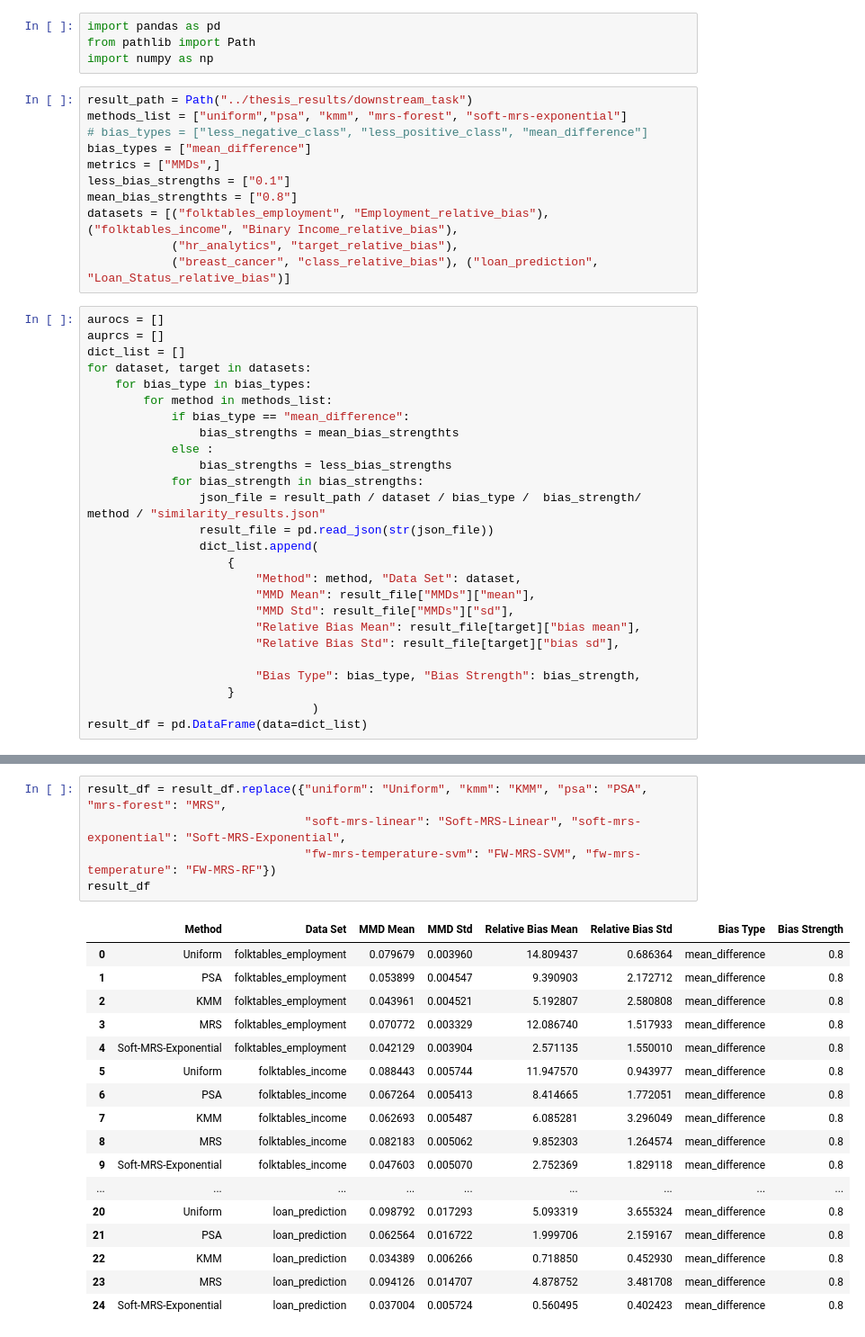
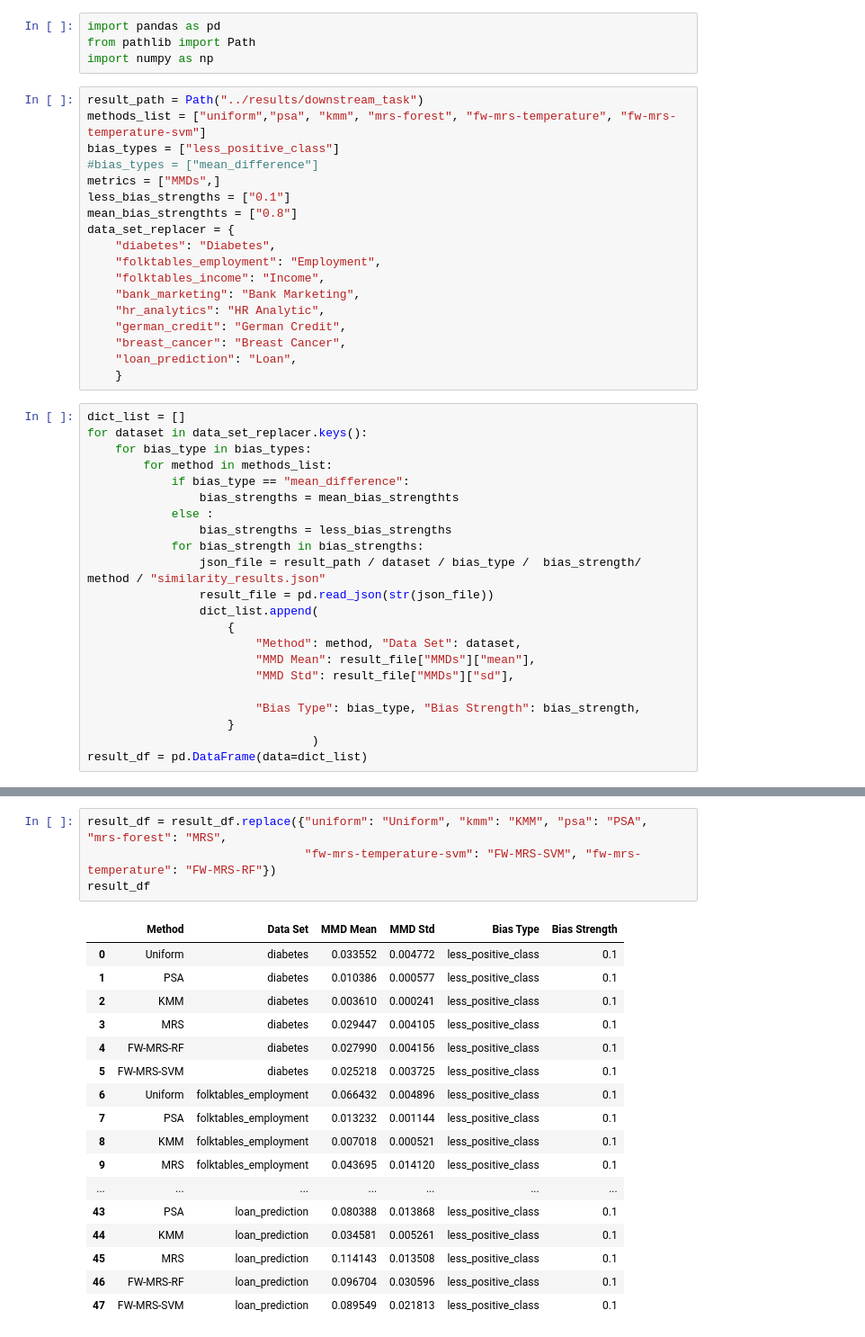
Before and after one commit to kramerlab/FeatureWeightDebiasing, a Jupyter notebook: notebooks/create_similarity_tables.ipynb, the cells around one changed output, grey strips where cells are left out. Shown at 90% size. Drawn from its saved outputs; the diff is of its cells as text.

```diff
--- a/notebooks/create_similarity_tables.ipynb
+++ b/notebooks/create_similarity_tables.ipynb
@@ -3,21 +3,26 @@ import pandas as pd
 from pathlib import Path
 import numpy as np
 # %%
-result_path = Path("../thesis_results/downstream_task")
-methods_list = ["uniform","psa", "kmm", "mrs-forest", "soft-mrs-exponential"]
-# bias_types = ["less_negative_class", "less_positive_class", "mean_difference"]
-bias_types = ["mean_difference"]
+result_path = Path("../results/downstream_task")
+methods_list = ["uniform","psa", "kmm", "mrs-forest", "fw-mrs-temperature", "fw-mrs-temperature-svm"]
+bias_types = ["less_positive_class"]
+#bias_types = ["mean_difference"]
 metrics = ["MMDs",]
 less_bias_strengths = ["0.1"]
 mean_bias_strengthts = ["0.8"]
-datasets = [("folktables_employment", "Employment_relative_bias"), ("folktables_income", "Binary Income_relative_bias"),
-            ("hr_analytics", "target_relative_bias"),
-            ("breast_cancer", "class_relative_bias"), ("loan_prediction", "Loan_Status_relative_bias")]
+data_set_replacer = {
+    "diabetes": "Diabetes",
+    "folktables_employment": "Employment",
+    "folktables_income": "Income",
+    "bank_marketing": "Bank Marketing",
+    "hr_analytics": "HR Analytic",
+    "german_credit": "German Credit",
+    "breast_cancer": "Breast Cancer",
+    "loan_prediction": "Loan",
+    }
 # %%
-aurocs = []
-auprcs = []
 dict_list = []
-for dataset, target in datasets:
+for dataset in data_set_replacer.keys():
     for bias_type in bias_types:
         for method in methods_list:
             if bias_type == "mean_difference":
@@ -32,8 +37,6 @@ for dataset, target in datasets:
                         "Method": method, "Data Set": dataset,
                         "MMD Mean": result_file["MMDs"]["mean"],
                         "MMD Std": result_file["MMDs"]["sd"],
-                        "Relative Bias Mean": result_file[target]["bias mean"],
-                        "Relative Bias Std": result_file[target]["bias sd"],
 
                         "Bias Type": bias_type, "Bias Strength": bias_strength,
                     }
@@ -42,23 +89,22 @@ result_df = pd.DataFrame(data=dict_list)
 # %%
 result_df = result_df.replace({"uniform": "Uniform", "kmm": "KMM", "psa": "PSA", "mrs-forest": "MRS",
-                               "soft-mrs-linear": "Soft-MRS-Linear", "soft-mrs-exponential": "Soft-MRS-Exponential",
                                "fw-mrs-temperature-svm": "FW-MRS-SVM", "fw-mrs-temperature": "FW-MRS-RF"})
 result_df
 # %% [output]
-|  | Method | Data Set | MMD Mean | MMD Std | Relative Bias Mean | Relative Bias Std | Bias Type | Bias Strength |
-| 0 | Uniform | folktables_employment | 0.079679 | 0.003960 | 14.809437 | 0.686364 | mean_difference | 0.8 |
-| 1 | PSA | folktables_employment | 0.053899 | 0.004547 | 9.390903 | 2.172712 | mean_difference | 0.8 |
-| 2 | KMM | folktables_employment | 0.043961 | 0.004521 | 5.192807 | 2.580808 | mean_difference | 0.8 |
-| 3 | MRS | folktables_employment | 0.070772 | 0.003329 | 12.086740 | 1.517933 | mean_difference | 0.8 |
-| 4 | Soft-MRS-Exponential | folktables_employment | 0.042129 | 0.003904 | 2.571135 | 1.550010 | mean_difference | 0.8 |
-| 5 | Uniform | folktables_income | 0.088443 | 0.005744 | 11.947570 | 0.943977 | mean_difference | 0.8 |
-| 6 | PSA | folktables_income | 0.067264 | 0.005413 | 8.414665 | 1.772051 | mean_difference | 0.8 |
-| 7 | KMM | folktables_income | 0.062693 | 0.005487 | 6.085281 | 3.296049 | mean_difference | 0.8 |
-| 8 | MRS | folktables_income | 0.082183 | 0.005062 | 9.852303 | 1.264574 | mean_difference | 0.8 |
-| 9 | Soft-MRS-Exponential | folktables_income | 0.047603 | 0.005070 | 2.752369 | 1.829118 | mean_difference | 0.8 |
-| ... | ... | ... | ... | ... | ... | ... | ... | ... |
-| 20 | Uniform | loan_prediction | 0.098792 | 0.017293 | 5.093319 | 3.655324 | mean_difference | 0.8 |
-| 21 | PSA | loan_prediction | 0.062564 | 0.016722 | 1.999706 | 2.159167 | mean_difference | 0.8 |
-| 22 | KMM | loan_prediction | 0.034389 | 0.006266 | 0.718850 | 0.452930 | mean_difference | 0.8 |
-| 23 | MRS | loan_prediction | 0.094126 | 0.014707 | 4.878752 | 3.481708 | mean_difference | 0.8 |
-| 24 | Soft-MRS-Exponential | loan_prediction | 0.037004 | 0.005724 | 0.560495 | 0.402423 | mean_difference | 0.8 |
+|  | Method | Data Set | MMD Mean | MMD Std | Bias Type | Bias Strength |
+| 0 | Uniform | diabetes | 0.033552 | 0.004772 | less_positive_class | 0.1 |
+| 1 | PSA | diabetes | 0.010386 | 0.000577 | less_positive_class | 0.1 |
+| 2 | KMM | diabetes | 0.003610 | 0.000241 | less_positive_class | 0.1 |
+| 3 | MRS | diabetes | 0.029447 | 0.004105 | less_positive_class | 0.1 |
+| 4 | FW-MRS-RF | diabetes | 0.027990 | 0.004156 | less_positive_class | 0.1 |
+| 5 | FW-MRS-SVM | diabetes | 0.025218 | 0.003725 | less_positive_class | 0.1 |
+| 6 | Uniform | folktables_employment | 0.066432 | 0.004896 | less_positive_class | 0.1 |
+| 7 | PSA | folktables_employment | 0.013232 | 0.001144 | less_positive_class | 0.1 |
+| 8 | KMM | folktables_employment | 0.007018 | 0.000521 | less_positive_class | 0.1 |
+| 9 | MRS | folktables_employment | 0.043695 | 0.014120 | less_positive_class | 0.1 |
+| ... | ... | ... | ... | ... | ... | ... |
+| 43 | PSA | loan_prediction | 0.080388 | 0.013868 | less_positive_class | 0.1 |
+| 44 | KMM | loan_prediction | 0.034581 | 0.005261 | less_positive_class | 0.1 |
+| 45 | MRS | loan_prediction | 0.114143 | 0.013508 | less_positive_class | 0.1 |
+| 46 | FW-MRS-RF | loan_prediction | 0.096704 | 0.030596 | less_positive_class | 0.1 |
+| 47 | FW-MRS-SVM | loan_prediction | 0.089549 | 0.021813 | less_positive_class | 0.1 |
```
Also changed, not shown: parts of 4 cells of this notebook, 7 other files.
